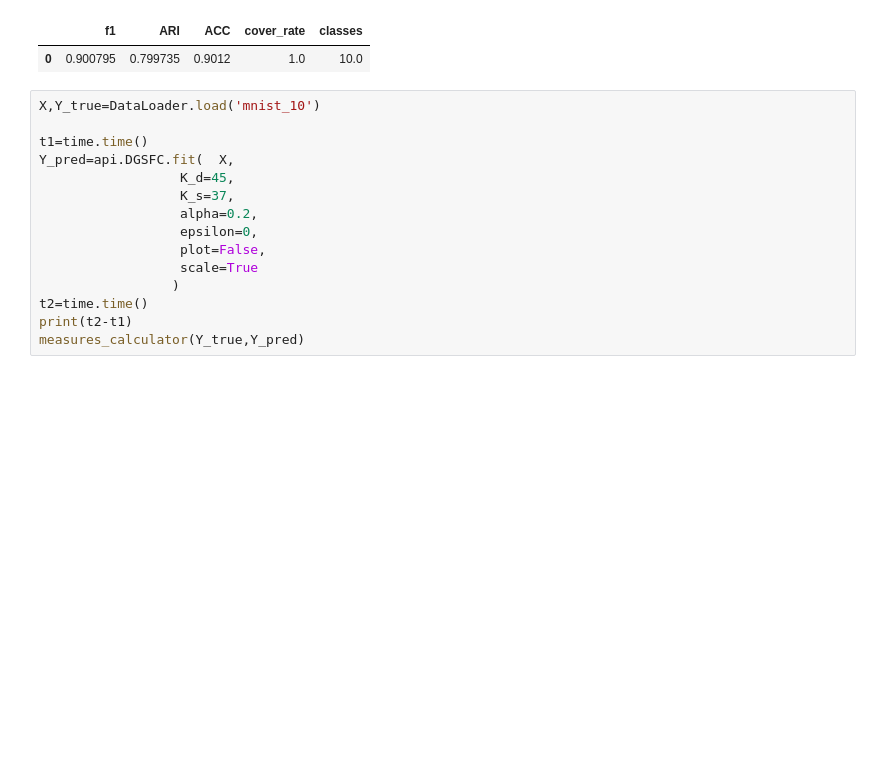
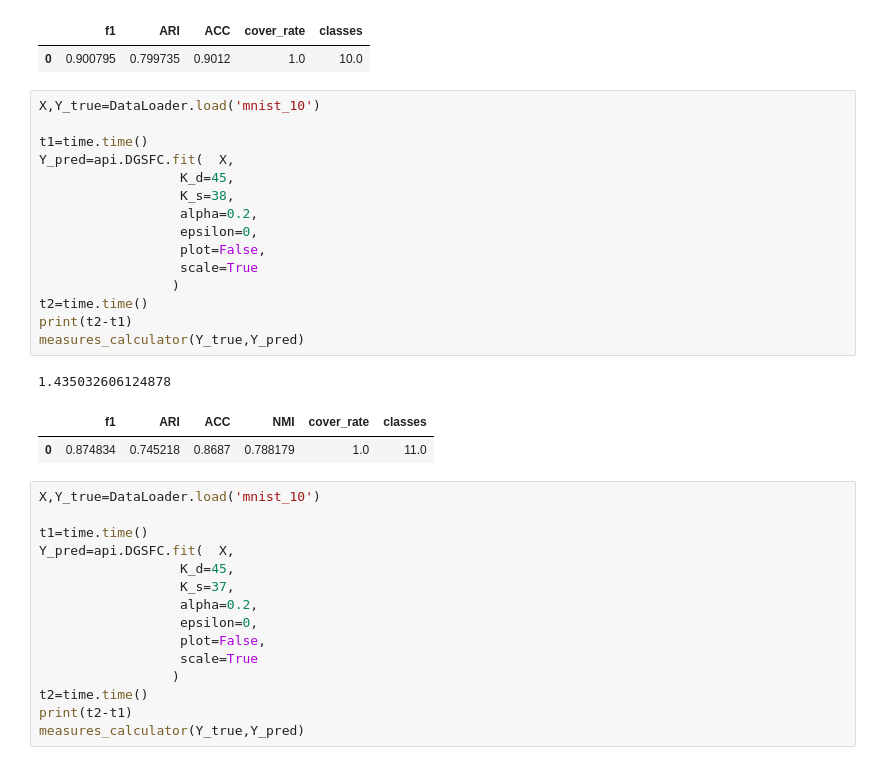
Before and after one commit to gaozhangyang/GIT, a Jupyter notebook: ex3_mnist/experiments_mnist.ipynb, the cells around one changed output. Saved outputs shown, nothing was run; the diff lists cells and outputs as text; blank space fills up the shorter version.

Commit message:
speed up for 6k mnist with 784 dim

```diff
--- a/ex3_mnist/experiments_mnist.ipynb
+++ b/ex3_mnist/experiments_mnist.ipynb
@@ -88,6 +88,25 @@ measures_calculator(Y_true,Y_pred)
 1.0393571853637695
 |  | f1 | ARI | ACC | cover_rate | classes |
 | 0 | 0.900795 | 0.799735 | 0.9012 | 1.0 | 10.0 |
+# %%
+X,Y_true=DataLoader.load('mnist_10')
+
+t1=time.time()
+Y_pred=api.DGSFC.fit(  X,
+                  K_d=45,
+                  K_s=38,
+                  alpha=0.2,
+                  epsilon=0,
+                  plot=False,
+                  scale=True
+                 )
+t2=time.time()
+print(t2-t1)
+measures_calculator(Y_true,Y_pred)
+# %% [output]
+1.435032606124878
+|  | f1 | ARI | ACC | NMI | cover_rate | classes |
+| 0 | 0.874834 | 0.745218 | 0.8687 | 0.788179 | 1.0 | 11.0 |
 # %%
 X,Y_true=DataLoader.load('mnist_10')
 
```
Also changed, not shown: parts of 1 cell of this notebook, 22 other files.
